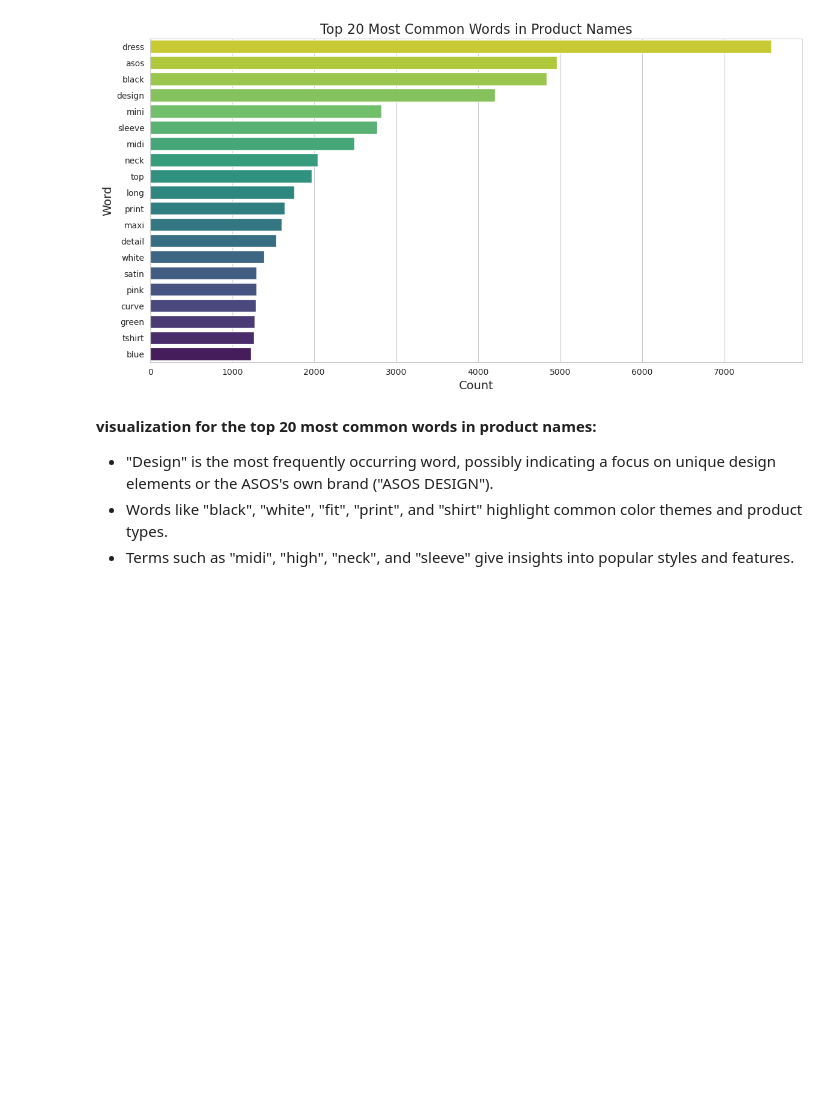
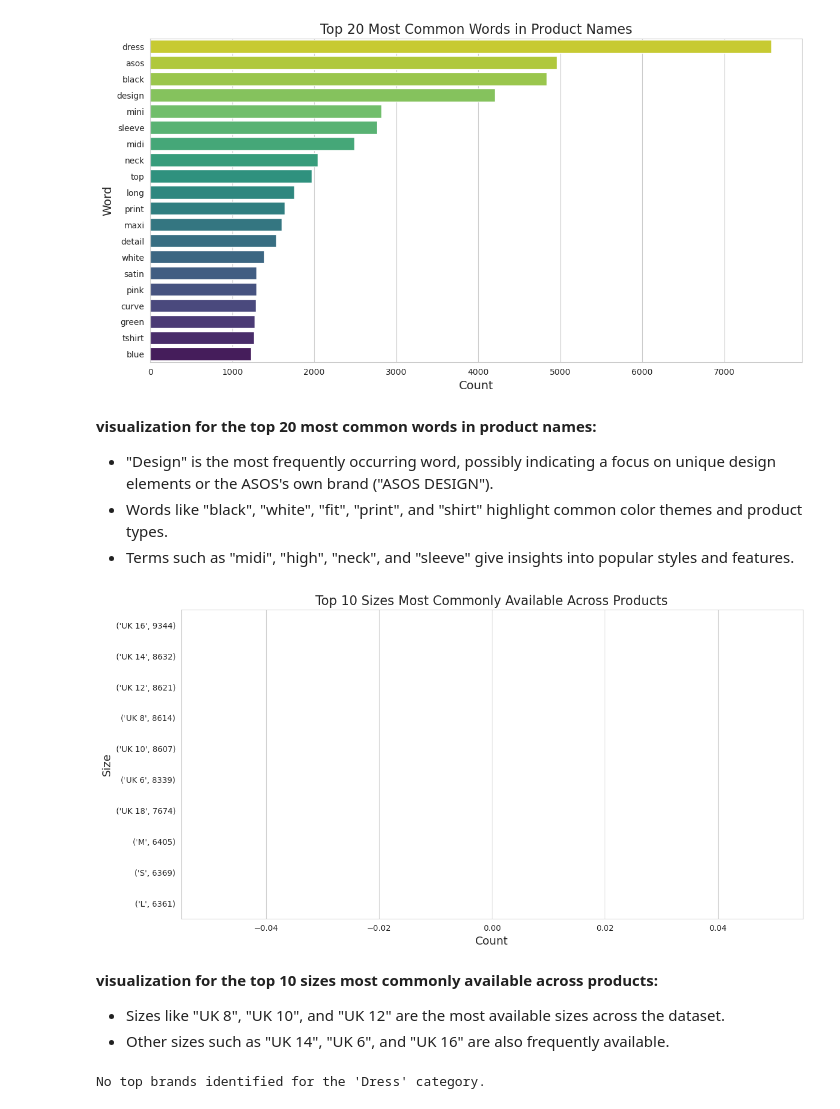
Before and after one commit to raj-rajat/Asos-E-Commerce-Dataset---30-845-products, a Jupyter notebook: asos-e-commerce-dataset-30-845-products.ipynb, the cells around one changed output. Drawn from its saved outputs; the diff is of its cells as text; code cells hidden in the pictures; blank space fills up the shorter version.

Commit message:
Kaggle Notebook | Asos E-Commerce Dataset - 30,845 products | Version 6

```diff
--- a/asos-e-commerce-dataset-30-845-products.ipynb
+++ b/asos-e-commerce-dataset-30-845-products.ipynb
@@ -723,3 +723,41 @@ plt.show()
 * "Design" is the most frequently occurring word, possibly indicating a focus on unique design elements or the ASOS's own brand ("ASOS DESIGN").
 * Words like "black", "white", "fit", "print", and "shirt" highlight common color themes and product types.
 * Terms such as "midi", "high", "neck", and "sleeve" give insights into popular styles and features.
+# %%
+# Extract sizes using a more robust approach and count their occurrences
+all_sizes = []
+for size_list in df_asos_cleaned['size']:
+    if isinstance(size_list, str):
+        # Split by comma and strip any additional text (like "Out of stock")
+        sizes = [size.split("-")[0].strip() for size in size_list.split(",")]
+        all_sizes.extend(sizes)
+
+size_counts = Counter(all_sizes)
+
+# Visualize the most commonly available sizes
+plt.figure(figsize=(14, 7))
+sns.barplot(y=list(size_counts.keys()), x=list(size_counts.values()), palette='icefire_r', order=size_counts.most_common(10))
+plt.title('Top 10 Sizes Most Commonly Available Across Products', fontsize=16)
+plt.xlabel('Count', fontsize=14)
+plt.ylabel('Size', fontsize=14)
+plt.show()
+# %% [output]
+[figure, added]
+# %% [markdown]
+**visualization for the top 10 sizes most commonly available across products:**
+
+* Sizes like "UK 8", "UK 10", and "UK 12" are the most available sizes across the dataset.
+* Other sizes such as "UK 14", "UK 6", and "UK 16" are also frequently available.
+# %%
+# visualization with a different palette and ensuring proper data handling
+if top_brands_in_dress.any():
+    plt.figure(figsize=(14, 7))
+    sns.barplot(y=top_brands_in_dress.index, x=top_brands_in_dress.values, palette='viridis')
+    plt.title('Top 10 Brands in the "Dress" Category', fontsize=16)
+    plt.xlabel('Number of Dresses', fontsize=14)
+    plt.ylabel('Brand', fontsize=14)
+    plt.show()
+else:
+    print("No top brands identified for the 'Dress' category.")
+# %% [output]
+No top brands identified for the 'Dress' category.
```
Also changed, not shown: parts of 16 cells of this notebook.
